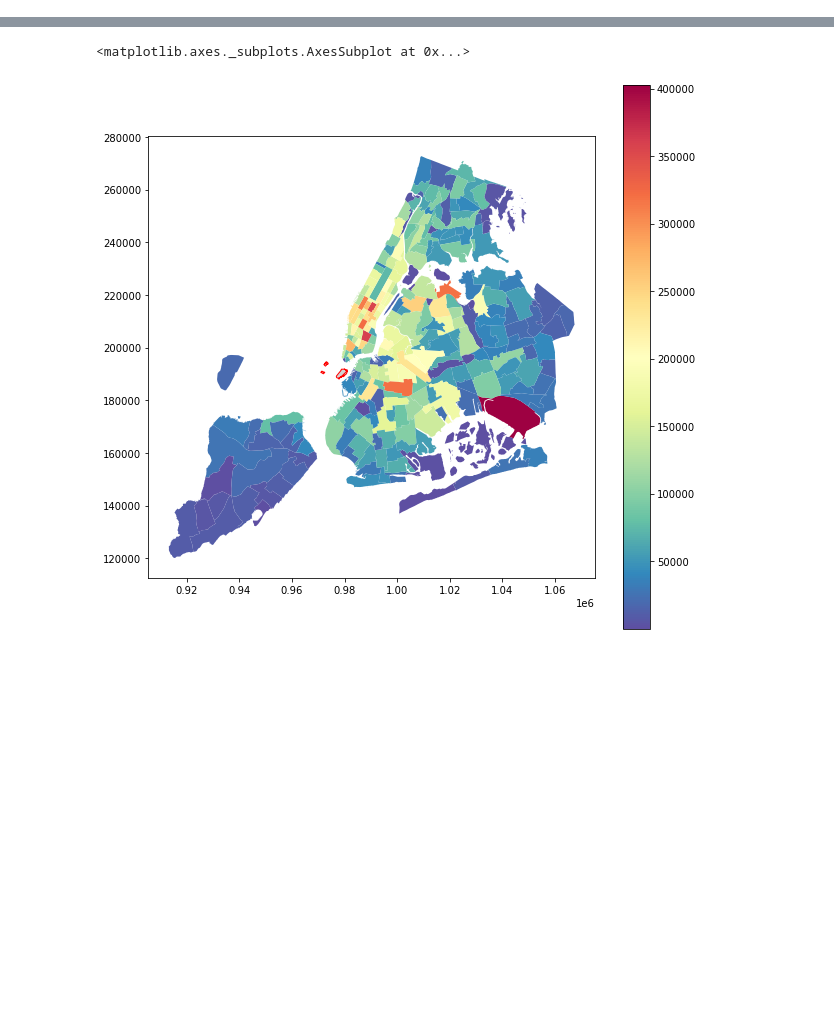
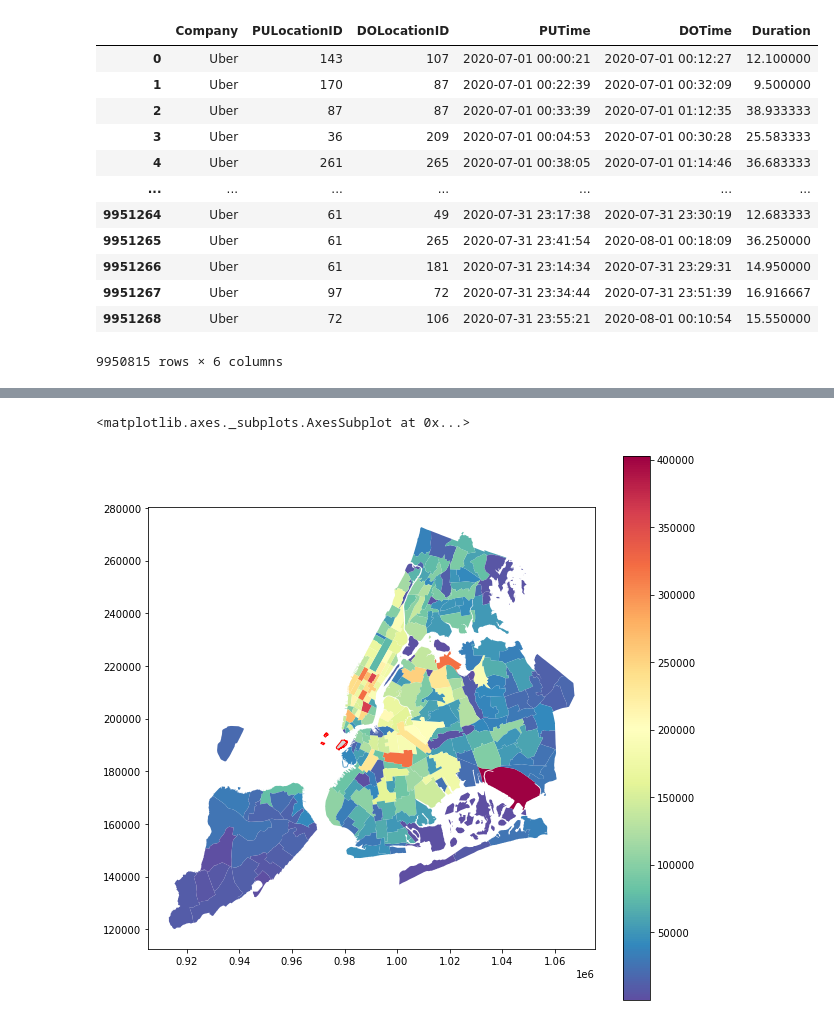
Before and after one commit to JeremyR327/EssentialWorkerRides_ML_Model, a Jupyter notebook: MLC_FHVdata.ipynb, the cells around one changed output, grey strips where cells are left out. Cells and saved outputs as stored; diff of their text form; code cells hidden in the pictures; blank space fills up the shorter version.

```diff
--- a/MLC_FHVdata.ipynb
+++ b/MLC_FHVdata.ipynb
@@ -74,0 +111,38 @@ fhv2019cleaned = fhv2019cleaned.drop_duplicates()
+# %%
+fhvhv07 = pd.read_csv('fhvhv_tripdata_2020-07.csv')
+# %%
+# Rename the number with the names of companies
+fhvhv07.loc[fhvhv07['hvfhs_license_num'] == 'HV0002', 'hvfhs_license_num'] = 'Juno'
+fhvhv07.loc[fhvhv07['hvfhs_license_num'] == 'HV0003', 'hvfhs_license_num'] = 'Uber'
+fhvhv07.loc[fhvhv07['hvfhs_license_num'] == 'HV0004', 'hvfhs_license_num'] = 'Via'
+fhvhv07.loc[fhvhv07['hvfhs_license_num'] == 'HV0005', 'hvfhs_license_num'] = 'Lyft'
+# %%
+# Create a column for Duration (in mins)
+fhvhv07['Duration'] = pd.to_datetime(fhvhv07['dropoff_datetime']) - pd.to_datetime(fhvhv07['pickup_datetime'])
+fhvhv07['Duration'] = fhvhv07['Duration'].dt.total_seconds()/60
+# %%
+# Pick/rename the columns we want.
+
+fhv07cleaned = fhvhv07[['hvfhs_license_num', 'PULocationID', 'DOLocationID', 'pickup_datetime', 'dropoff_datetime', 'Duration']]
+fhv07cleaned.columns = ['Company', 'PULocationID', 'DOLocationID', 'PUTime', 'DOTime', 'Duration']
+
+# Filter out na's and duplicates.
+
+fhv07cleaned = fhv07cleaned.dropna()
+fhv07cleaned = fhv07cleaned.drop_duplicates()
+# %%
+fhv07cleaned
+# %% [output]
+|  | Company | PULocationID | DOLocationID | PUTime | DOTime | Duration |
+| 0 | Uber | 143 | 107 | 2020-07-01 00:00:21 | 2020-07-01 00:12:27 | 12.100000 |
+| 1 | Uber | 170 | 87 | 2020-07-01 00:22:39 | 2020-07-01 00:32:09 | 9.500000 |
+| 2 | Uber | 87 | 87 | 2020-07-01 00:33:39 | 2020-07-01 01:12:35 | 38.933333 |
+| 3 | Uber | 36 | 209 | 2020-07-01 00:04:53 | 2020-07-01 00:30:28 | 25.583333 |
+| 4 | Uber | 261 | 265 | 2020-07-01 00:38:05 | 2020-07-01 01:14:46 | 36.683333 |
+| ... | ... | ... | ... | ... | ... | ... |
+| 9951264 | Uber | 61 | 49 | 2020-07-31 23:17:38 | 2020-07-31 23:30:19 | 12.683333 |
+| 9951265 | Uber | 61 | 265 | 2020-07-31 23:41:54 | 2020-08-01 00:18:09 | 36.250000 |
+| 9951266 | Uber | 61 | 181 | 2020-07-31 23:14:34 | 2020-07-31 23:29:31 | 14.950000 |
+| 9951267 | Uber | 97 | 72 | 2020-07-31 23:34:44 | 2020-07-31 23:51:39 | 16.916667 |
+| 9951268 | Uber | 72 | 106 | 2020-07-31 23:55:21 | 2020-08-01 00:10:54 | 15.550000 |
+9950815 rows × 6 columns
```
Also changed, not shown: parts of 27 cells of this notebook.
